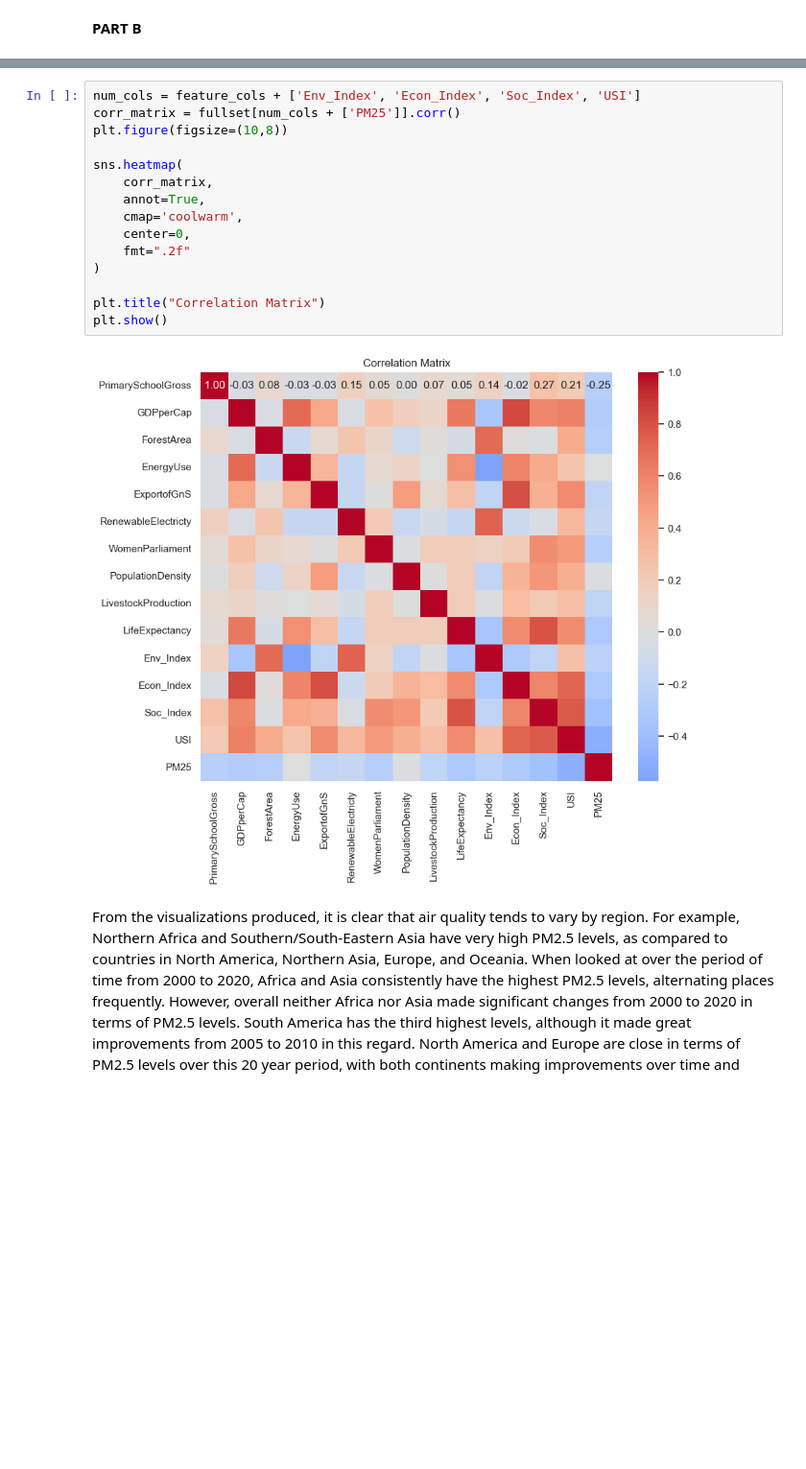
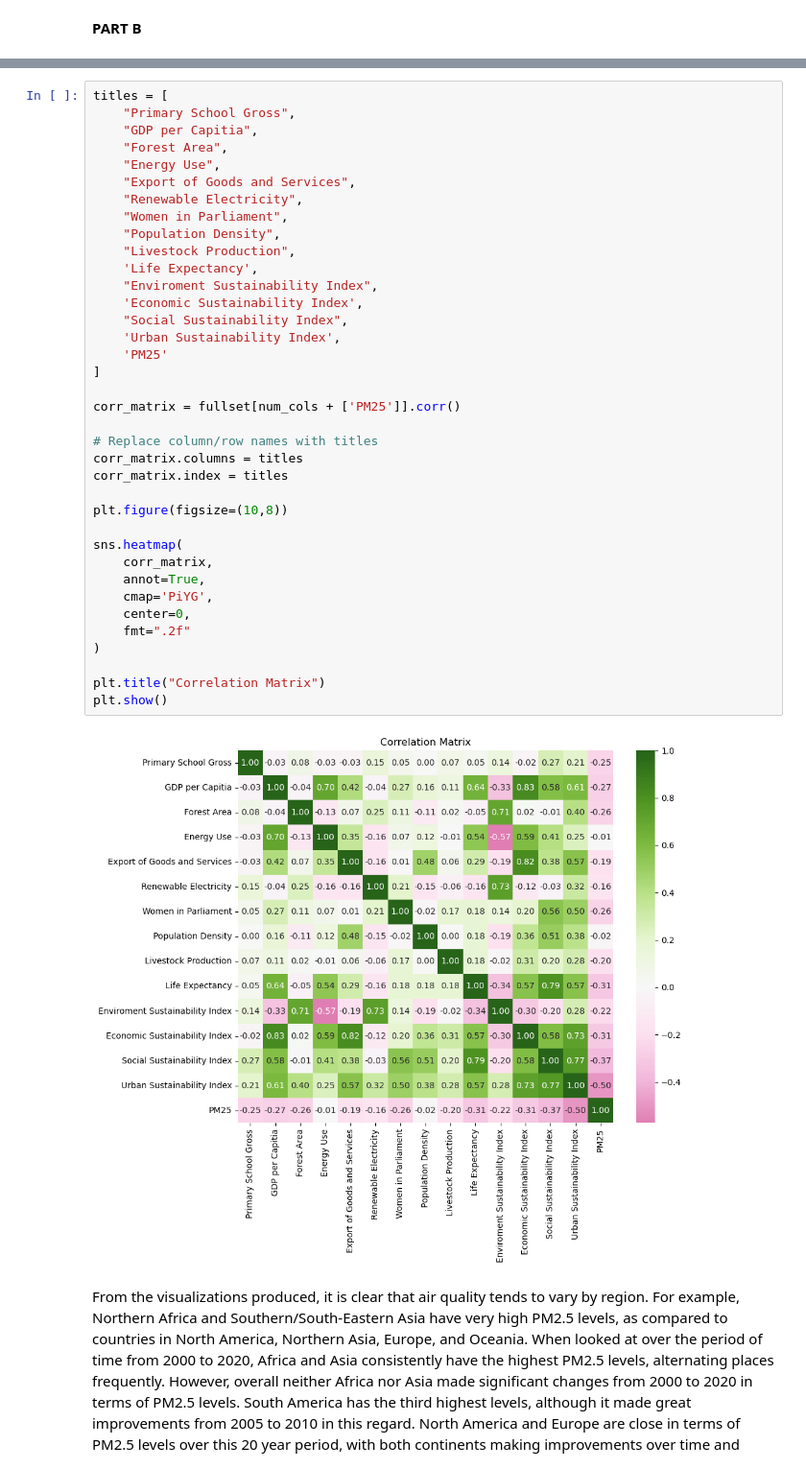
Before and after one commit to davidflanagan04/David-and-Charlie-machine-learning-final, a Jupyter notebook: Final_Project.ipynb, the cells around one changed output, grey strips where cells are left out. Shown at 96% size. Drawn from its saved outputs; the diff is of its cells as text; blank space fills up the shorter version.

```diff
--- a/Final_Project.ipynb
+++ b/Final_Project.ipynb
@@ -405,20 +411,42 @@ plt.show()
 # %%
-num_cols = feature_cols + ['Env_Index', 'Econ_Index', 'Soc_Index', 'USI']
+titles = [
+    "Primary School Gross",
+    "GDP per Capitia",
+    "Forest Area",
+    "Energy Use",
+    "Export of Goods and Services",
+    "Renewable Electricity",
+    "Women in Parliament",
+    "Population Density",
+    "Livestock Production",
+    'Life Expectancy',
+    "Enviroment Sustainability Index",
+    'Economic Sustainability Index',
+    "Social Sustainability Index",
+    'Urban Sustainability Index',
+    'PM25'
+]
+
 corr_matrix = fullset[num_cols + ['PM25']].corr()
+
+# Replace column/row names with titles
+corr_matrix.columns = titles
+corr_matrix.index = titles
+
 plt.figure(figsize=(10,8))
 
 sns.heatmap(
     corr_matrix,
     annot=True,
-    cmap='coolwarm',
+    cmap='PiYG',
     center=0,
     fmt=".2f"
 )
 
 plt.title("Correlation Matrix")
 plt.show()
 # %% [output]
-[figure, old version]
+[figure, new version]
 # %% [markdown]
 From the visualizations produced, it is clear that air quality tends to vary by region. For example, Northern Africa and Southern/South-Eastern Asia have very high PM2.5 levels, as compared to countries in North America, Northern Asia, Europe, and Oceania. When looked at over the period of time from 2000 to 2020, Africa and Asia consistently have the highest PM2.5 levels, alternating places frequently. However, overall neither Africa nor Asia made significant changes from 2000 to 2020 in terms of PM2.5 levels. South America has the third highest levels, although it made great improvements from 2005 to 2010 in this regard. North America and Europe are close in terms of PM2.5 levels over this 20 year period, with both continents making improvements over time and Europe always being slightly less than North America in overall levels. Lastly, Oceania has significantly lower PM2.5 levels than any other region, staying relatively constant between the 10-15 range of PM2.5 over the 20 year period.
 
```
Also changed, not shown: parts of 28 cells of this notebook.
